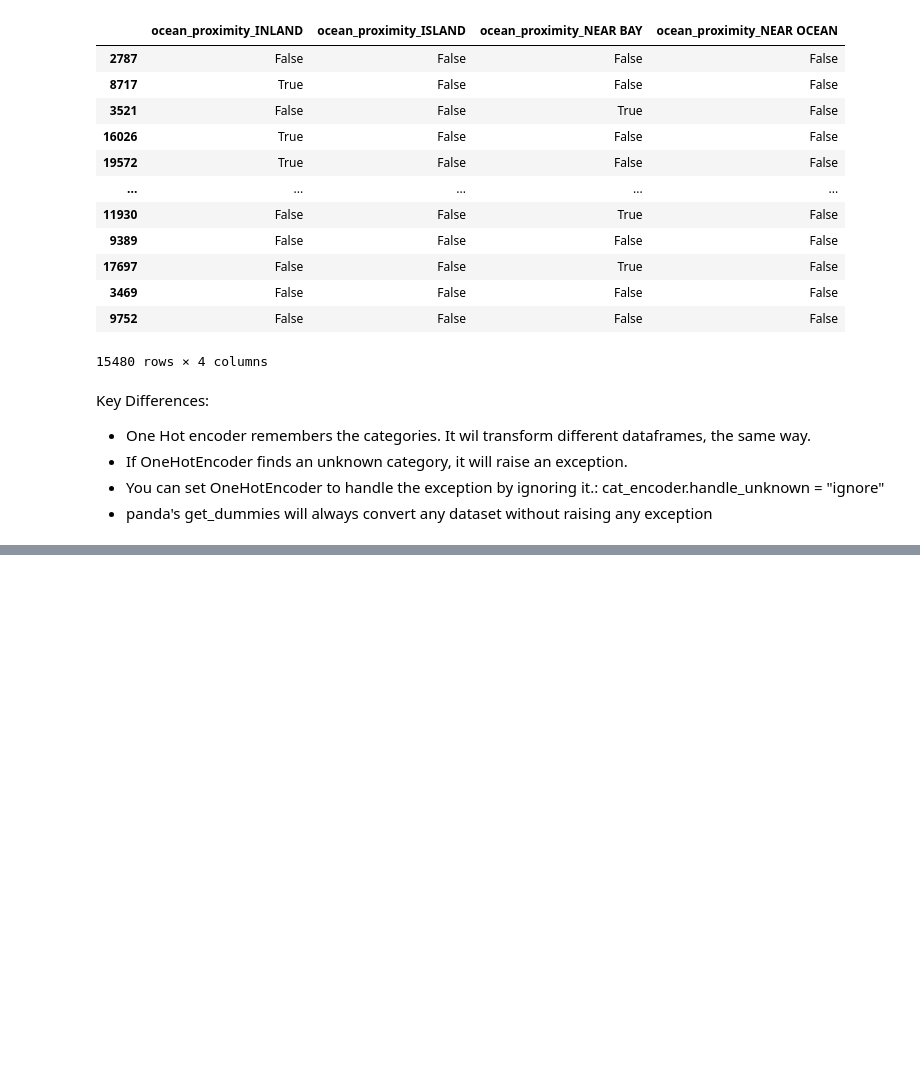
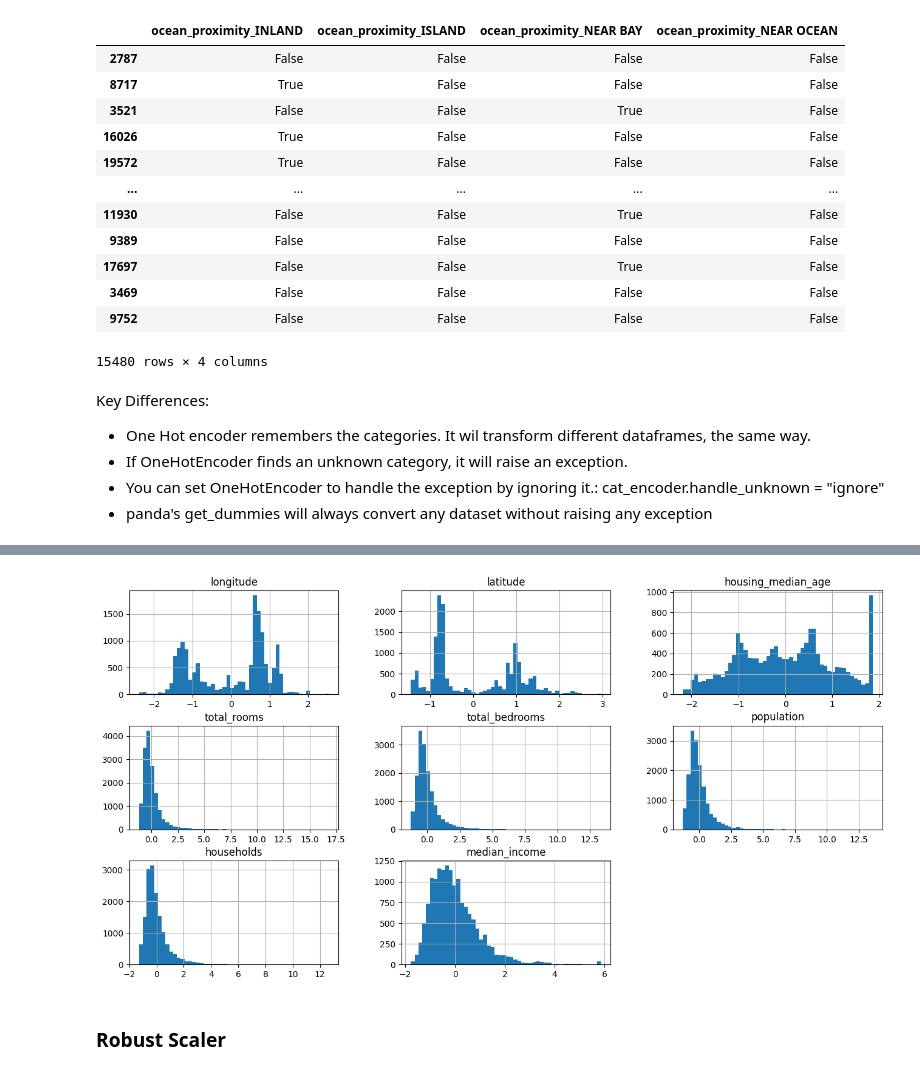
Before and after one commit to SDCaFlo/ML-HandsOn, a Jupyter notebook: Chapter 2/end-to-end.ipynb, the cells around one changed output, grey strips where cells are left out. Drawn from its saved outputs; the diff is of its cells as text; code cells hidden in the pictures; blank space fills up the shorter version.

```diff
--- a/Chapter 2/end-to-end.ipynb
+++ b/Chapter 2/end-to-end.ipynb
@@ -590,0 +668,10 @@ Key Differences:
+# %%
+standard_scaler = StandardScaler()
+housing_num_std_scaled = standard_scaler.fit_transform(housing_num)
+# %%
+pd.DataFrame(data=housing_num_std_scaled, columns=standard_scaler.feature_names_in_, index=housing_num.index).hist(bins=50, figsize=(16,8))
+plt.show()
+# %% [output]
+[figure, added]
+# %% [markdown]
+### Robust Scaler
```
Also changed, not shown: parts of 69 cells of this notebook.
